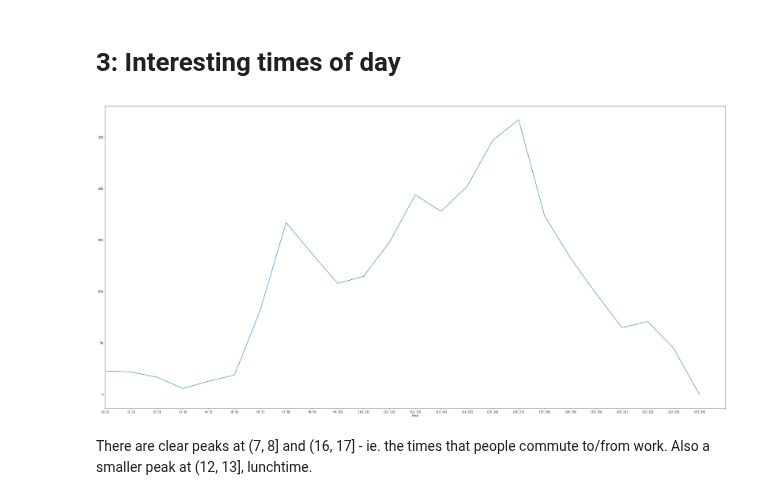
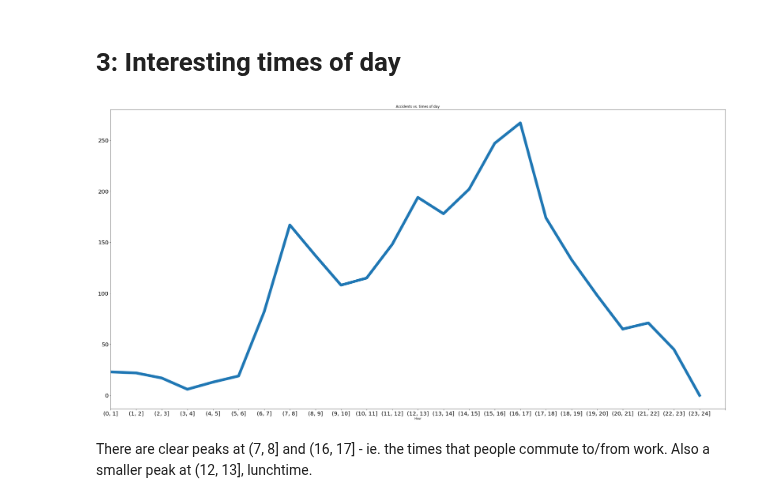
Before and after one commit to andmikey/data-jam-2018, a Jupyter notebook: notebooks/Accidents_Neat.ipynb, the cells around one changed output. Saved outputs shown, nothing was run; the diff lists cells and outputs as text; code cells hidden in the pictures.

Commit message:
Improve plots for times of day, month, year

```diff
--- a/notebooks/Accidents_Neat.ipynb
+++ b/notebooks/Accidents_Neat.ipynb
@@ -166,3 +167,9 @@ accidents["Hour"] = accidents.Time.map(lambda x: hour(x))
 # %%
+accidents["Hour"] = accidents.Time.map(lambda x: hour(x))
 bins = [x for x in range(0, 25)]
 binned = pandas.cut(accidents["Hour"], bins, include_lowest=True)
+s = binned.groupby(pandas.cut(accidents['Hour'], bins=bins)).size()
+s.plot(xticks=bins, linewidth=10, title="Accidents vs. times of day")
+plt.show()
+# %% [output]
+[figure, added]
@@ -171,7 +176,2 @@ s = binned.groupby(pandas.cut(accidents['Hour'], bins=bins)).size()
-# %%
-s.plot(xticks=[x for x in range(0, 25)])
-plt.show()
-# %% [output]
-[figure, removed]
 # %% [markdown]
 There are clear peaks at (7, 8] and (16, 17] - ie. the times that people commute to/from work. Also a smaller peak at (12, 13], lunchtime.
```
Also changed, not shown: parts of 8 cells of this notebook.
